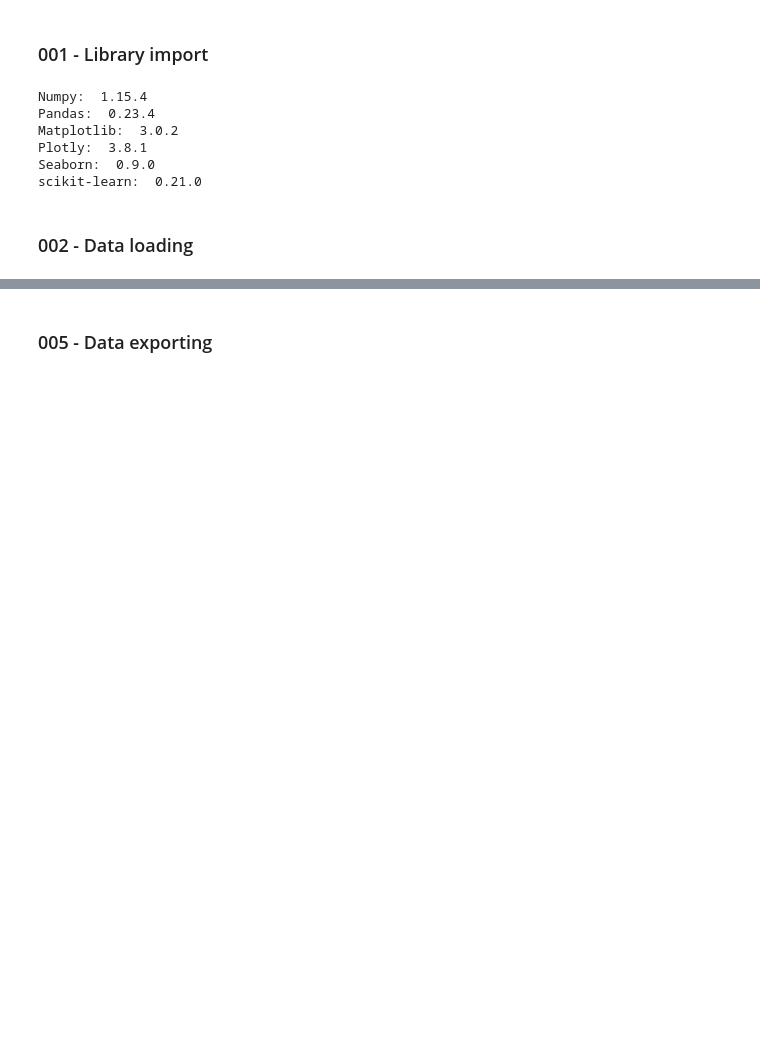
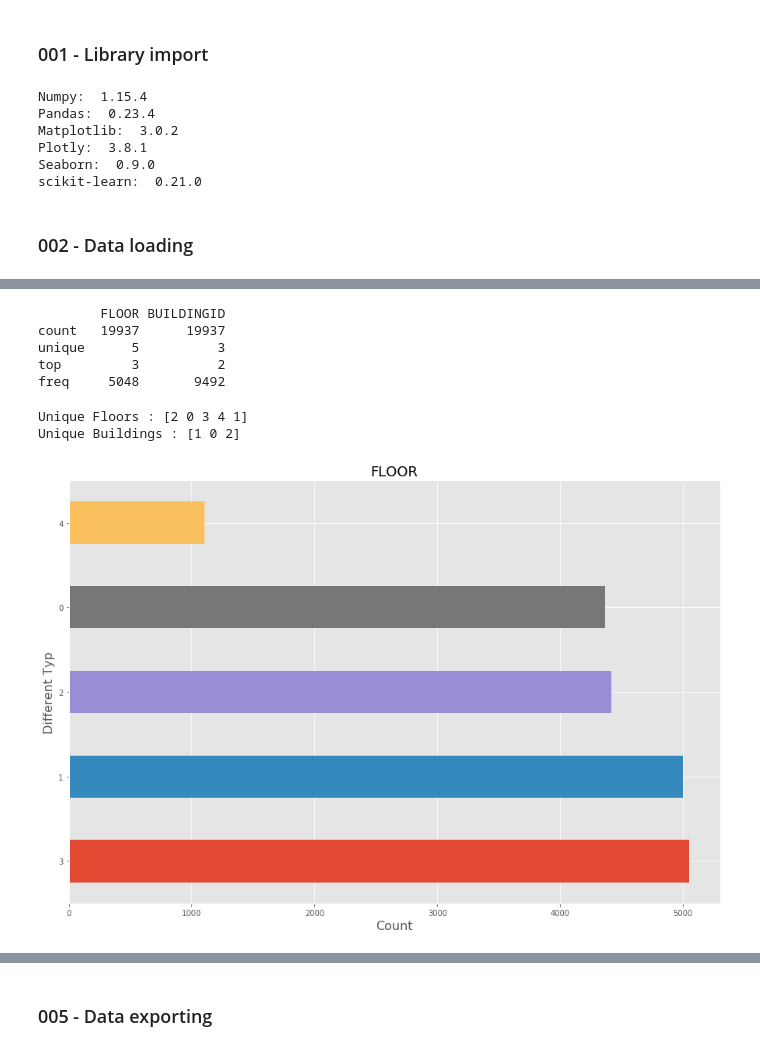
Before and after one commit to AndreasNehls/IoT_Analytics, a Jupyter notebook: python/IoT_preprocessing.ipynb, the cells around one changed output, grey strips where cells are left out. Drawn from its saved outputs; the diff is of its cells as text; code cells hidden in the pictures; blank space fills up the shorter version.

```diff
--- a/python/IoT_preprocessing.ipynb
+++ b/python/IoT_preprocessing.ipynb
@@ -448,0 +90,4 @@ Categories (13, object): [B2, C3, C4, C2, ..., A0, A1, A2, A3]
+# %%
+df_train = pd.read_csv("trainingData.csv")
+df_valid = pd.read_csv("validationData.csv")
+print('Data loading into the dataframe!')
@@ -448,0 +138,28 @@ Categories (13, object): [B2, C3, C4, C2, ..., A0, A1, A2, A3]
+# %%
+# The most common type for Floor and BuildingID
+print (df_train[['FLOOR', 'BUILDINGID']].astype(str).describe(include=['object']))
+# %% [output]
+        FLOOR BUILDINGID
+count   19937      19937
+unique      5          3
+top         3          2
+freq     5048       9492
+# %%
+FLOOR_uni = df_train["FLOOR"].unique()
+print('Unique Floors : {}'.format(FLOOR_uni))
+BUILDINGID_uni = df_train["BUILDINGID"].unique()
+print('Unique Buildings : {}'.format(BUILDINGID_uni))
+# %% [output]
+Unique Floors : [2 0 3 4 1]
+Unique Buildings : [1 0 2]
+# %%
+FLOOR_count = df_train['FLOOR'].value_counts()
+
+FLOOR_count.plot(kind='barh', figsize=(15,10))
+plt.title('FLOOR', fontsize=18)
+plt.ylabel('Different Typ', fontsize=16)
+plt.xlabel('Count', fontsize=16)
+
+plt.show()
+# %% [output]
+[figure, added]
```
Also changed, not shown: parts of 89 cells of this notebook.
